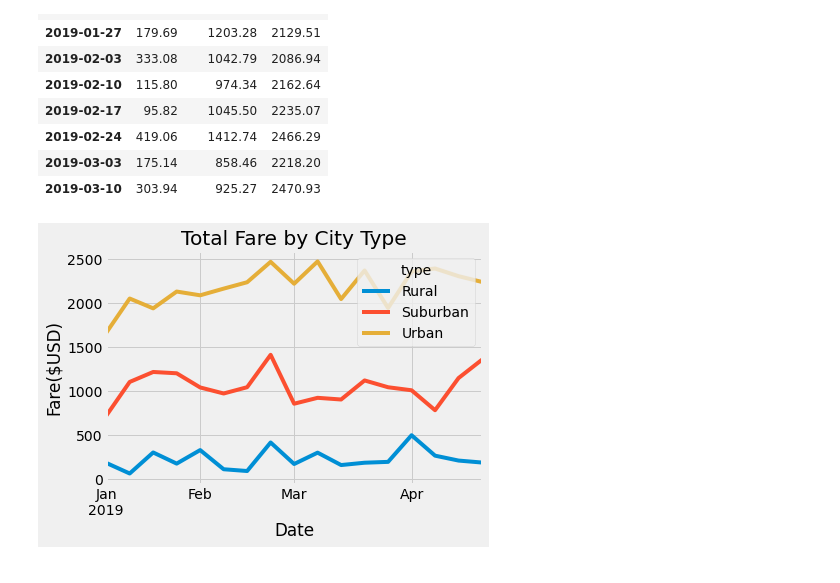
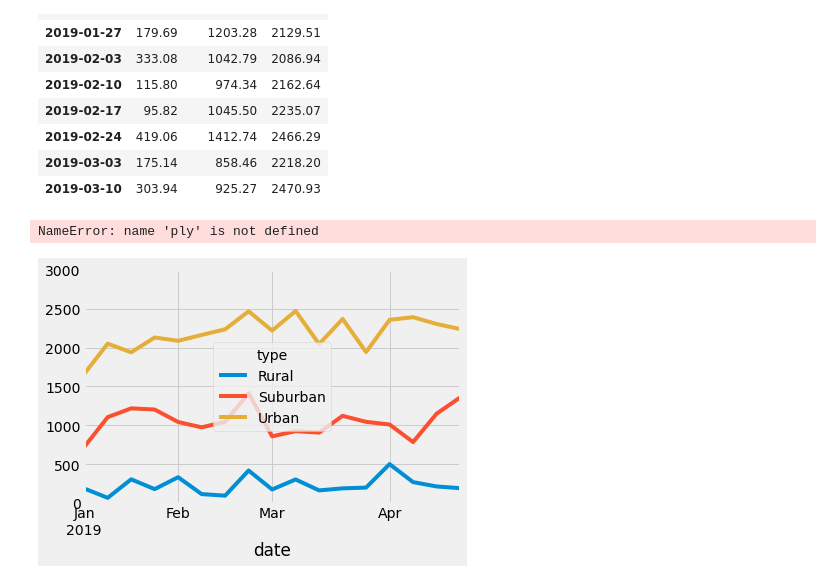
Before and after one commit to gregoryhsherman/PyBer_Analysis, a Jupyter notebook: PyBer_Challenge.ipynb, the cells around one changed output. Saved outputs shown, nothing was run; the diff lists cells and outputs as text; code cells hidden in the pictures.

```diff
--- a/PyBer_Challenge.ipynb
+++ b/PyBer_Challenge.ipynb
@@ -224,15 +224,18 @@ df_week.head(10)
 # %%
 # 16. Using the object-oriented interface method, plot the resample DataFrame using the df.plot() function.
 
 # Import the style from Matplotlib.
 from matplotlib import style
 # Use the graph style fivethirtyeight.
 style.use('fivethirtyeight')
 df_week.plot()
+plt.ylim(0,3000)
+ply.xlim(0,6)
 plt.xlabel("Date")
 plt.ylabel("Fare($USD)")
 plt.title("Total Fare by City Type")
 
 plt.savefig("analysis/PyBer_fare_summary.png")
 # %% [output]
+NameError: name 'ply' is not defined
-[figure, old version]
+[figure, new version]
```
Also changed, not shown: 1 other file.
